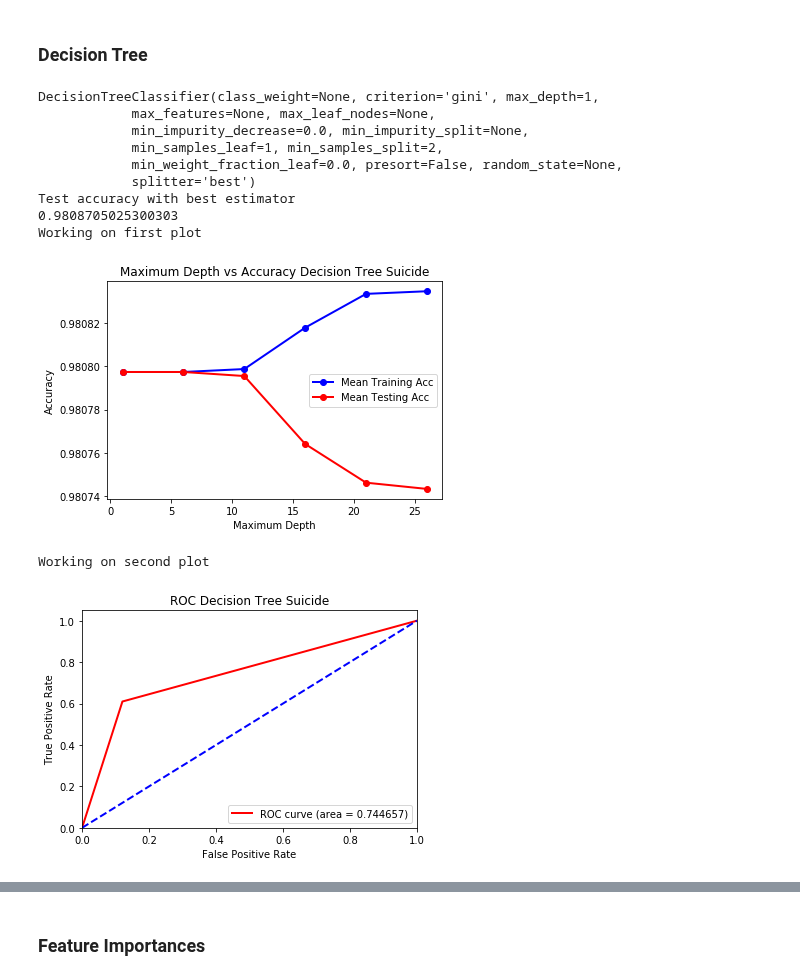
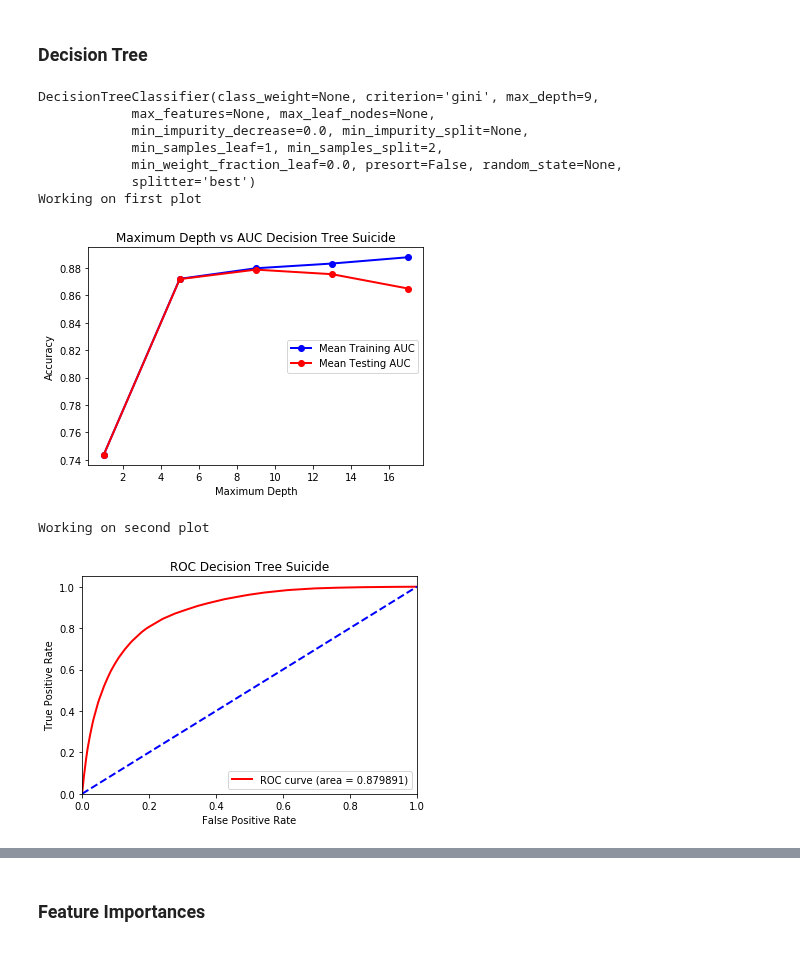
Before and after one commit to alexander-ray/bana-mortality-4502, a Jupyter notebook: DataFrameFormat.ipynb, the cells around one changed output, grey strips where cells are left out. Cells and saved outputs as stored; diff of their text form; code cells hidden in the pictures.

Commit message:
Ran through binary decision trees

```diff
--- a/DataFrameFormat.ipynb
+++ b/DataFrameFormat.ipynb
@@ -198,62 +198,58 @@ from sklearn.model_selection import GridSearchCV
 
 def decision_tree(X_train, Y_train, X_test, Y_test, title):
     # from sklearn import grid_search
-    depth_arr = np.arange(1,27, 5)
+    depth_arr = np.arange(1,21, 4)
     ###############GridsearchCV#############
     param_grid = {'max_depth': depth_arr
                   #'min_samples_leaf':[1**x for x in range(1,10)]
                  }
     generic_tree = DecisionTreeClassifier()
     gridsearch_generic_tree = GridSearchCV(estimator=generic_tree, param_grid=param_grid,
-                                                       n_jobs=-1, scoring='accuracy', return_train_score=True, cv=3);
+                                                       n_jobs=-1, scoring='roc_auc', return_train_score=True, cv=3);
     gridsearch_generic_tree.fit(X=X_train, y=Y_train)
 
     #print("The best estimators are: ")
     print(gridsearch_generic_tree.best_estimator_)
 
-    print("Test accuracy with best estimator")
-    print(accuracy_score(Y_test, gridsearch_generic_tree.predict(X_test)))
     #######################################
 
     print("Working on first plot")
     plt.figure(1)
-    plt.plot(depth_arr, gridsearch_generic_tree.cv_results_['mean_train_score'], color='blue', lw=2, marker='o', label="Mean Training Acc")
-    plt.plot(depth_arr, gridsearch_generic_tree.cv_results_['mean_test_score'], color='red', lw=2, marker='o', label="Mean Testing Acc")
+    plt.plot(depth_arr, gridsearch_generic_tree.cv_results_['mean_train_score'], color='blue', lw=2, marker='o', label="Mean Training AUC")
+    plt.plot(depth_arr, gridsearch_generic_tree.cv_results_['mean_test_score'], color='red', lw=2, marker='o', label="Mean Testing AUC")
 
     plt.xlabel("Maximum Depth")
     plt.ylabel("Accuracy")
-    plt.title("Maximum Depth vs Accuracy Decision Tree " + title)
+    plt.title("Maximum Depth vs AUC Decision Tree " + title)
     plt.legend(loc='center right')
     plt.show()
 
     print("Working on second plot")
     # ROC stuff
     # http://scikit-learn.org/stable/auto_examples/model_selection/plot_roc.html#sphx-glr-auto-examples-model-selection-plot-roc-py
     fpr, tpr, _ = roc_curve(Y_test, gridsearch_generic_tree.predict_proba(X_test)[:,1], pos_label=1)
     roc_auc = auc(fpr, tpr)
 
     plt.figure(2)
     plt.plot(fpr, tpr, color='red', lw=2, label='ROC curve (area = %f)' % roc_auc)
     plt.plot([0, 1], [0, 1], lw=2, color='blue', linestyle='--')
     plt.xlim([0.0, 1.0])
     plt.ylim([0.0, 1.05])
     plt.xlabel('False Positive Rate')
     plt.ylabel('True Positive Rate')
     plt.title('ROC Decision Tree ' + title)
     plt.legend(loc="lower right")
     plt.show()
 
 decision_tree(X_train, Y_train, X_test, Y_test, "Suicide")
 # %% [output]
-DecisionTreeClassifier(class_weight=None, criterion='gini', max_depth=1,
+DecisionTreeClassifier(class_weight=None, criterion='gini', max_depth=9,
             max_features=None, max_leaf_nodes=None,
             min_impurity_decrease=0.0, min_impurity_split=None,
             min_samples_leaf=1, min_samples_split=2,
             min_weight_fraction_leaf=0.0, presort=False, random_state=None,
             splitter='best')
-Test accuracy with best estimator
-0.9808705025300303
 Working on first plot
-[figure, old version]
+[figure, new version]
 Working on second plot
-[figure, old version]
+[figure, new version]
```
Also changed, not shown: parts of 3 cells of this notebook, 4 other files.
